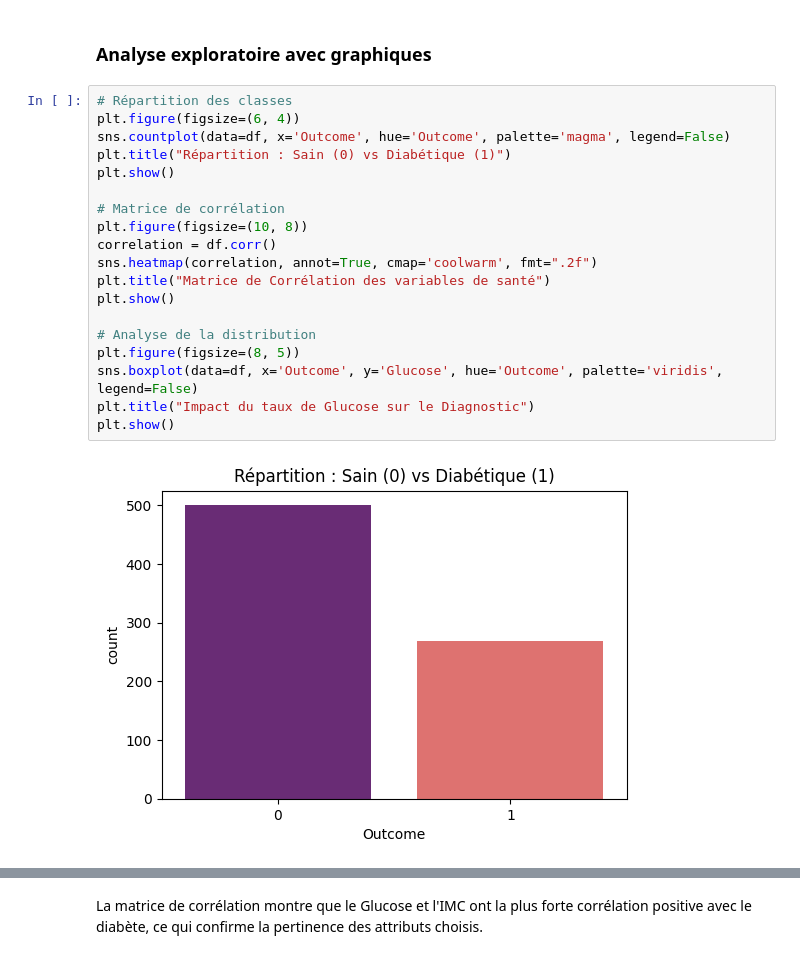
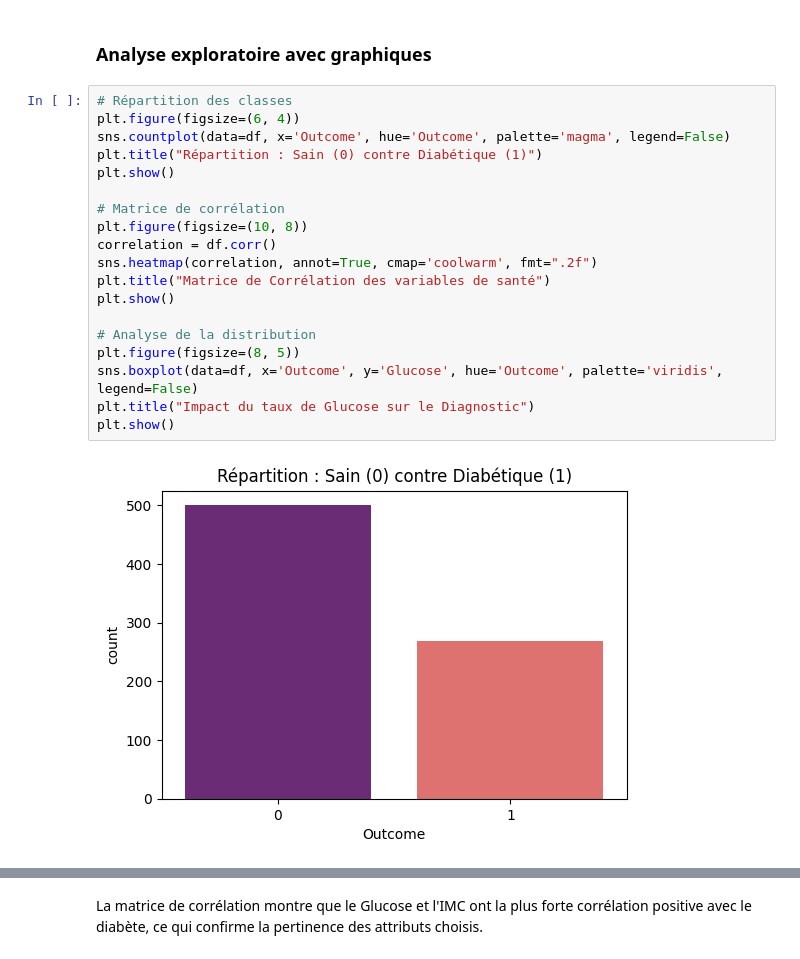
Before and after one commit to Artemasu/Analyse_de_donnees_medicales, a Jupyter notebook: traitement.ipynb, the cells around one changed output, grey strips where cells are left out. Saved outputs shown, nothing was run; the diff lists cells and outputs as text.

```diff
--- a/traitement.ipynb
+++ b/traitement.ipynb
@@ -49,24 +49,24 @@ En ramenant les données à une moyenne de 0 et un écart-type de 1, nous garant
 # %%
 # Répartition des classes
 plt.figure(figsize=(6, 4))
 sns.countplot(data=df, x='Outcome', hue='Outcome', palette='magma', legend=False)
-plt.title("Répartition : Sain (0) vs Diabétique (1)")
+plt.title("Répartition : Sain (0) contre Diabétique (1)")
 plt.show()
 
 # Matrice de corrélation
 plt.figure(figsize=(10, 8))
 correlation = df.corr()
 sns.heatmap(correlation, annot=True, cmap='coolwarm', fmt=".2f")
 plt.title("Matrice de Corrélation des variables de santé")
 plt.show()
 
 # Analyse de la distribution
 plt.figure(figsize=(8, 5))
 sns.boxplot(data=df, x='Outcome', y='Glucose', hue='Outcome', palette='viridis', legend=False)
 plt.title("Impact du taux de Glucose sur le Diagnostic")
 plt.show()
 # %% [output]
-[figure, old version]
+[figure, new version]
 [figure]
 [figure]
 # %% [markdown]
```
Also changed, not shown: parts of 2 cells of this notebook.
